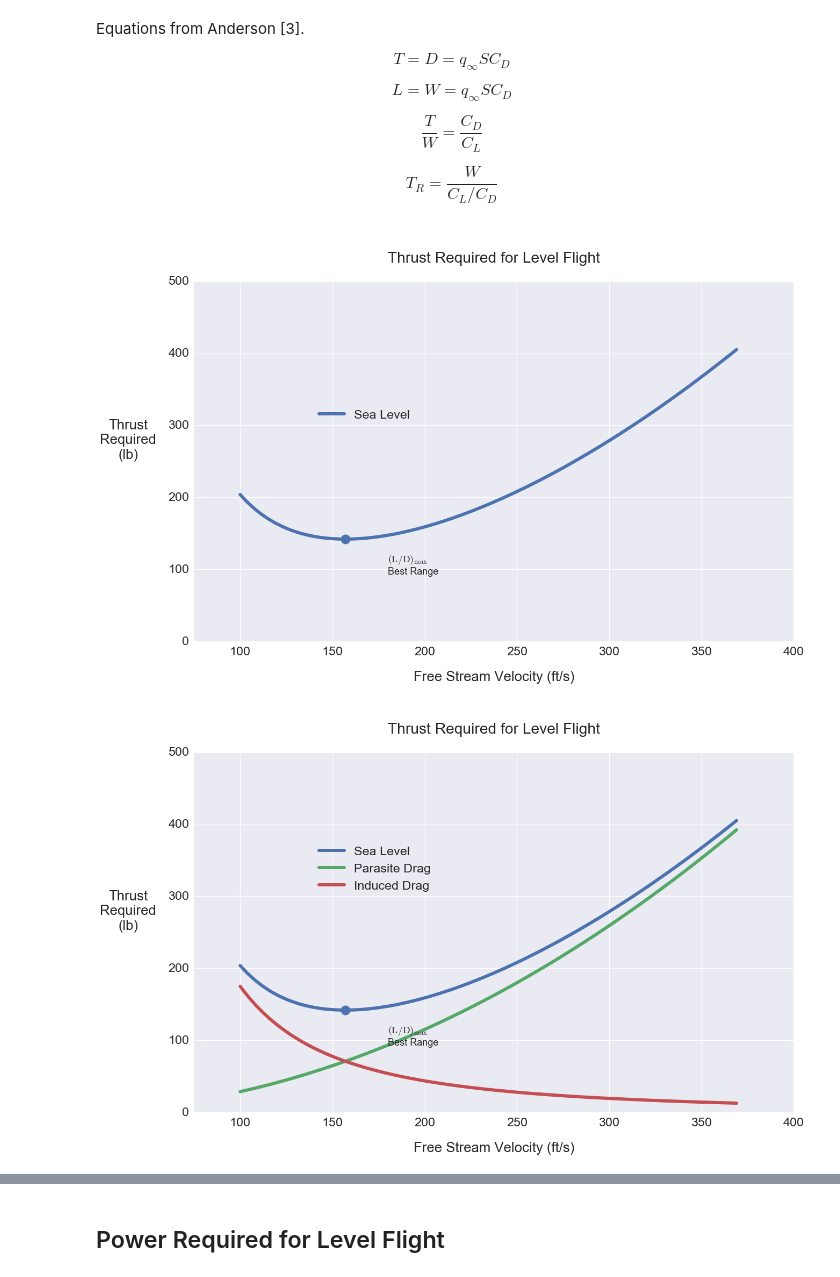
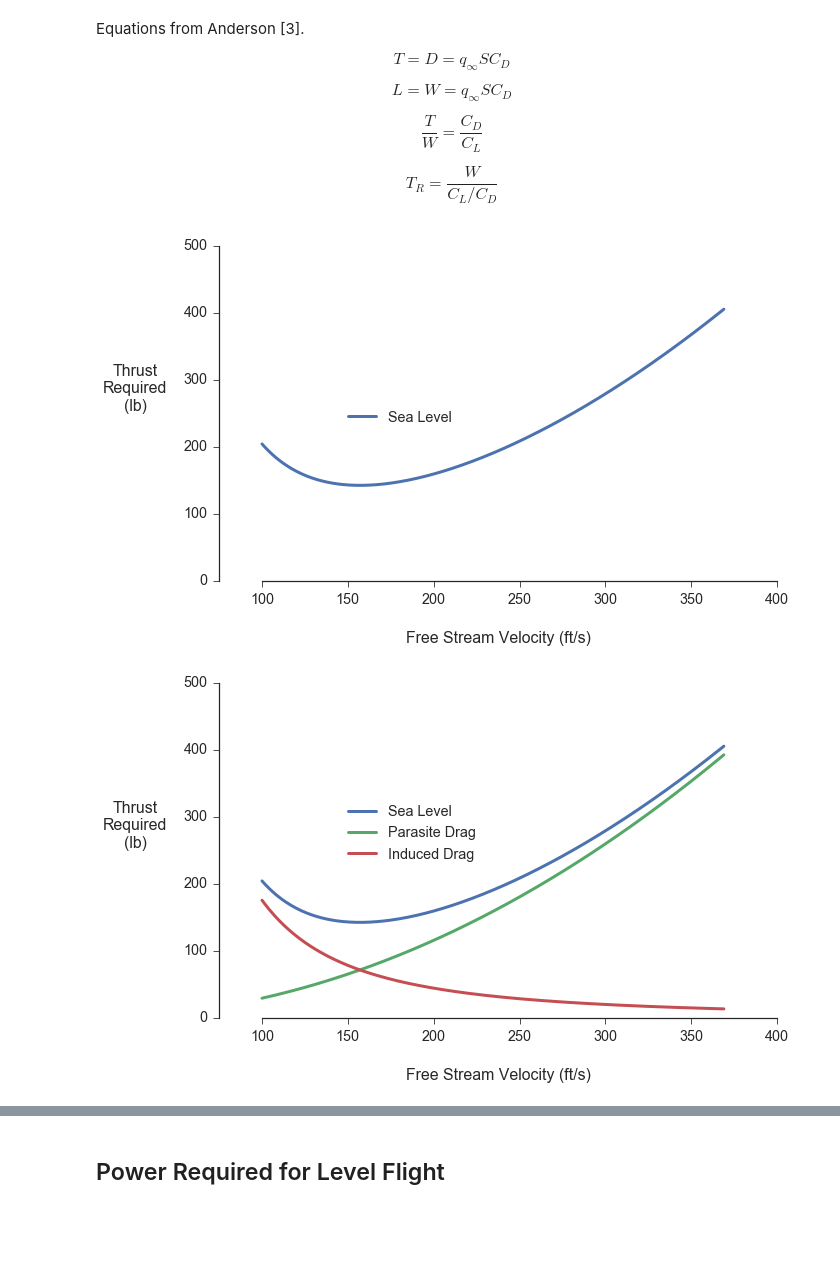
Before and after one commit to bws428/flight-performance-analysis, a Jupyter notebook: RV-8F Performance.ipynb, the cells around one changed output, grey strips where cells are left out. Cells and saved outputs as stored; diff of their text form; code cells hidden in the pictures; blank space fills up the shorter version.

```diff
--- a/RV-8F Performance.ipynb
+++ b/RV-8F Performance.ipynb
@@ -16,9 +16,10 @@ import matplotlib.ticker as ticker
 import seaborn as sns
 from skaero.atmosphere import coesa as atm
 # %%
-# Seaborn plot style
+# Plot style with Seaborn
 %matplotlib inline
-sns.set_context("talk", font_scale=1.8, rc={"lines.linewidth": 6, "figure.figsize":(20,12)})
+sns.set_context("paper", font_scale=1.8, rc={"lines.linewidth": 3, "figure.figsize": (10,6)})
+sns.set_style("ticks")
 # %% [markdown]
 ## Van's Aircraft RV-8 Specifications
 Ref: https://www.vansaircraft.com/public/rv8specs.htm
@@ -197,39 +199,40 @@ def plot_thrust_required(V, Max_Alt=0, min_color="#4c72b0", drag_curves='N'):
 
         # Add a curve
         plt.plot(V,Tr)
 
         # Plot drag curves
         if drag_curves == "Y":
             plt.plot(V,Dp)
             plt.plot(V,Di)
             legend.append("Parasite Drag")
             legend.append("Induced Drag")
 
         # Update the legend
         if altitude > 0:
             legend.append("{:,.0f} ft".format(altitude))
 
     # Locate the axis labels and limits
     ax = plt.gca()
     ax.set_xlim([75,400])
     ax.set_ylim([0,500])
-    ax.xaxis.set_label_coords(0.5, -0.08)
-    ax.yaxis.set_label_coords(-0.11, 0.5)
-    ax.text(180, 95, r'$\mathrm{ (L/D)_{max} }$'+'\nBest Range', size=18)
+    ax.xaxis.set_label_coords(0.5, -0.15)
+    ax.yaxis.set_label_coords(-0.15, 0.5)
+    #ax.text(165, 95, 'Best Range', size=13)
 
     # Add title and axis labels
-    plt.legend(legend,loc=(0.2, 0.6))
-    plt.title("\n Thrust Required for Level Flight \n")
+    plt.legend(legend,loc=(0.22, 0.45))
+    #plt.title("\n Thrust Required for Level Flight \n")
     plt.ylabel('Thrust\nRequired\n(lb)', rotation=0)
     plt.xlabel('Free Stream Velocity (ft/s)')
 
     # Plot (L/D)max point
-    plt.plot(V[np.argmin(Tr)], np.amin(Tr), marker='o', ms=18, color=min_color)
+    #plt.plot(V[np.argmin(Tr)], np.amin(Tr), marker='o', ms=9, color=min_color)
+    sns.despine(trim=True)
     plt.show()
 
 plot_thrust_required(V,0)
 plot_thrust_required(V,0,"#4c72b0","Y")
-plot_thrust_required(V,20000,"#64b5cd")
+plot_thrust_required(V,16000,"#64b5cd")
 # %% [output]
-[figure, old version]
+[figure, new version]
-[figure, old version]
+[figure, new version]
```
Also changed, not shown: parts of 4 cells of this notebook.
